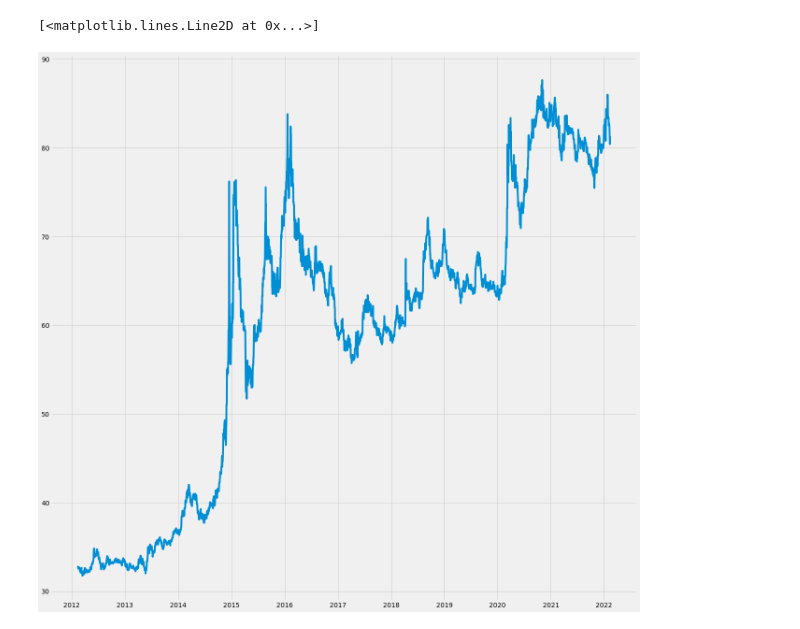
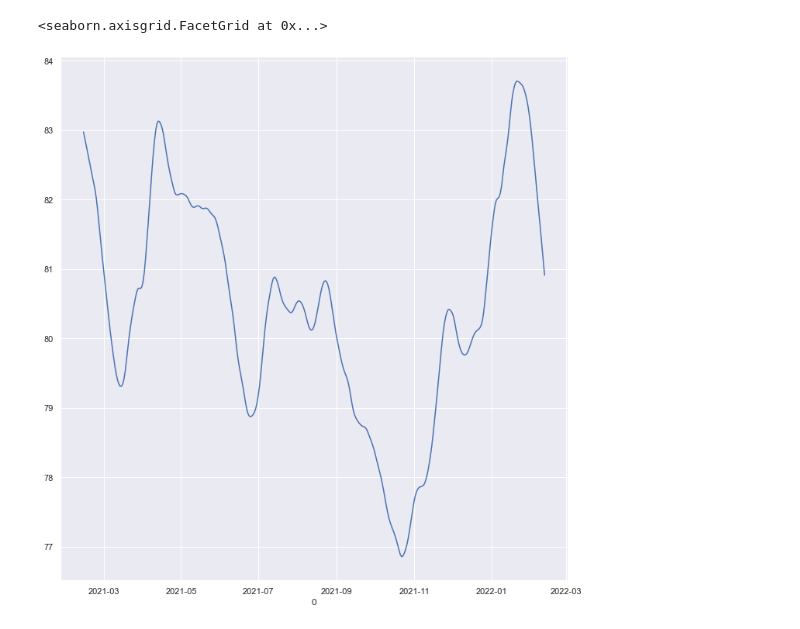
Before and after one commit to ssppkenny/history_rates, a Jupyter notebook: Rates.ipynb, the cells around one changed output. Saved outputs shown, nothing was run; the diff lists cells and outputs as text; code cells hidden in the pictures.

```diff
--- a/Rates.ipynb
+++ b/Rates.ipynb
@@ -13,4 +17,15 @@ sns.relplot(data=df, kind="line", x=df[0], y=df[1], height=10)
+# %%
+lowess = sm.nonparametric.lowess(df[1], df[0], frac=.05)
 # %%
+lowess_x = list(zip(*lowess))[0]
+lowess_y = list(zip(*lowess))[1]
+
+# run scipy's interpolation. There is also extrapolation I believe
+f = interp1d(lowess_x, lowess_y, bounds_error=False)
-# %% [output]
-[<matplotlib.lines.Line2D at 0x...>]
-[figure, removed]
+# %%
+ynew = f(df[0])
+# %%
+sns.relplot(data=df, kind="line", x=df[0], y=ynew, height=10)
+# %% [output]
+<seaborn.axisgrid.FacetGrid at 0x...>
+[figure, added]
```
Also changed, not shown: parts of 2 cells of this notebook.
